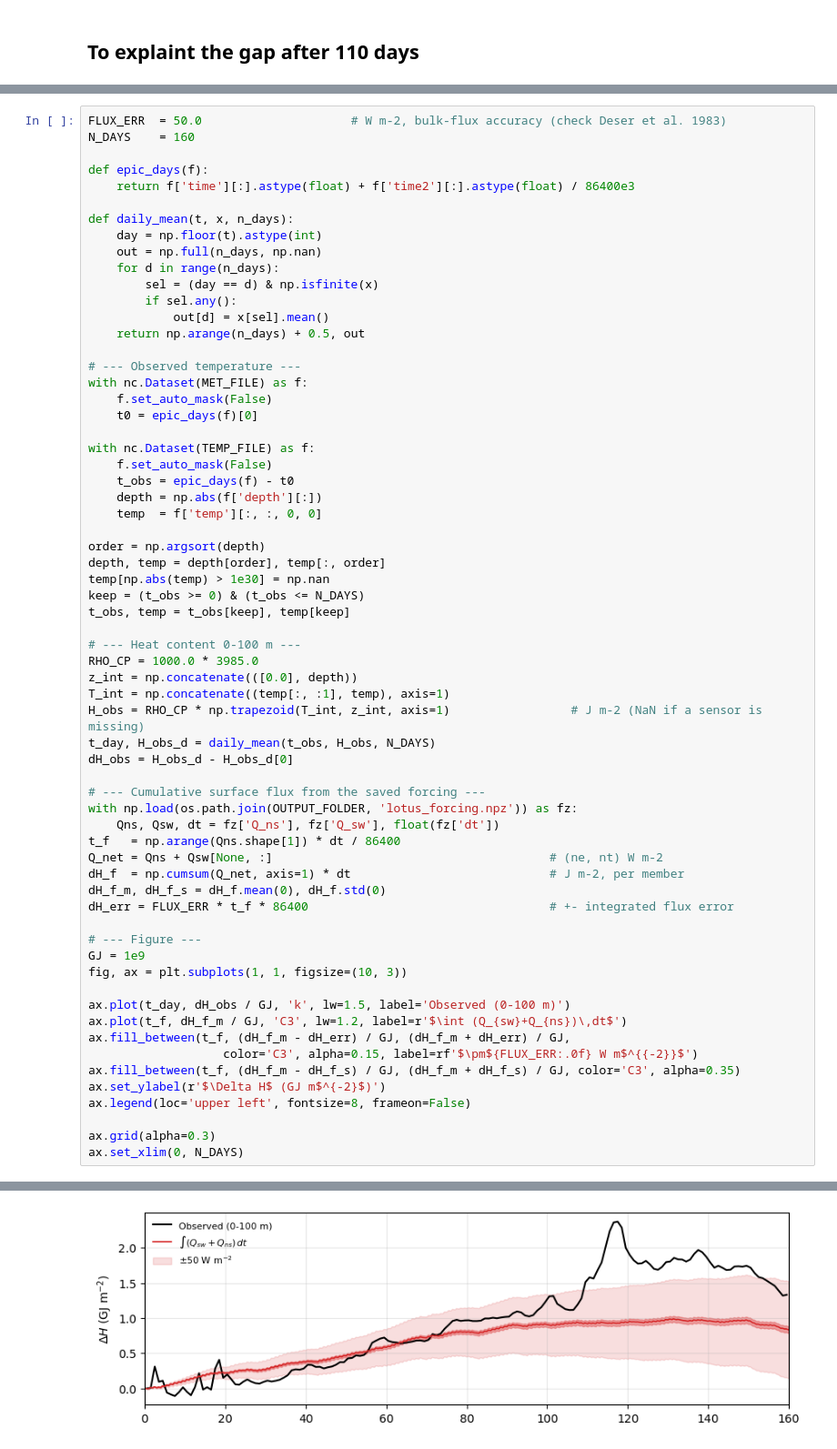
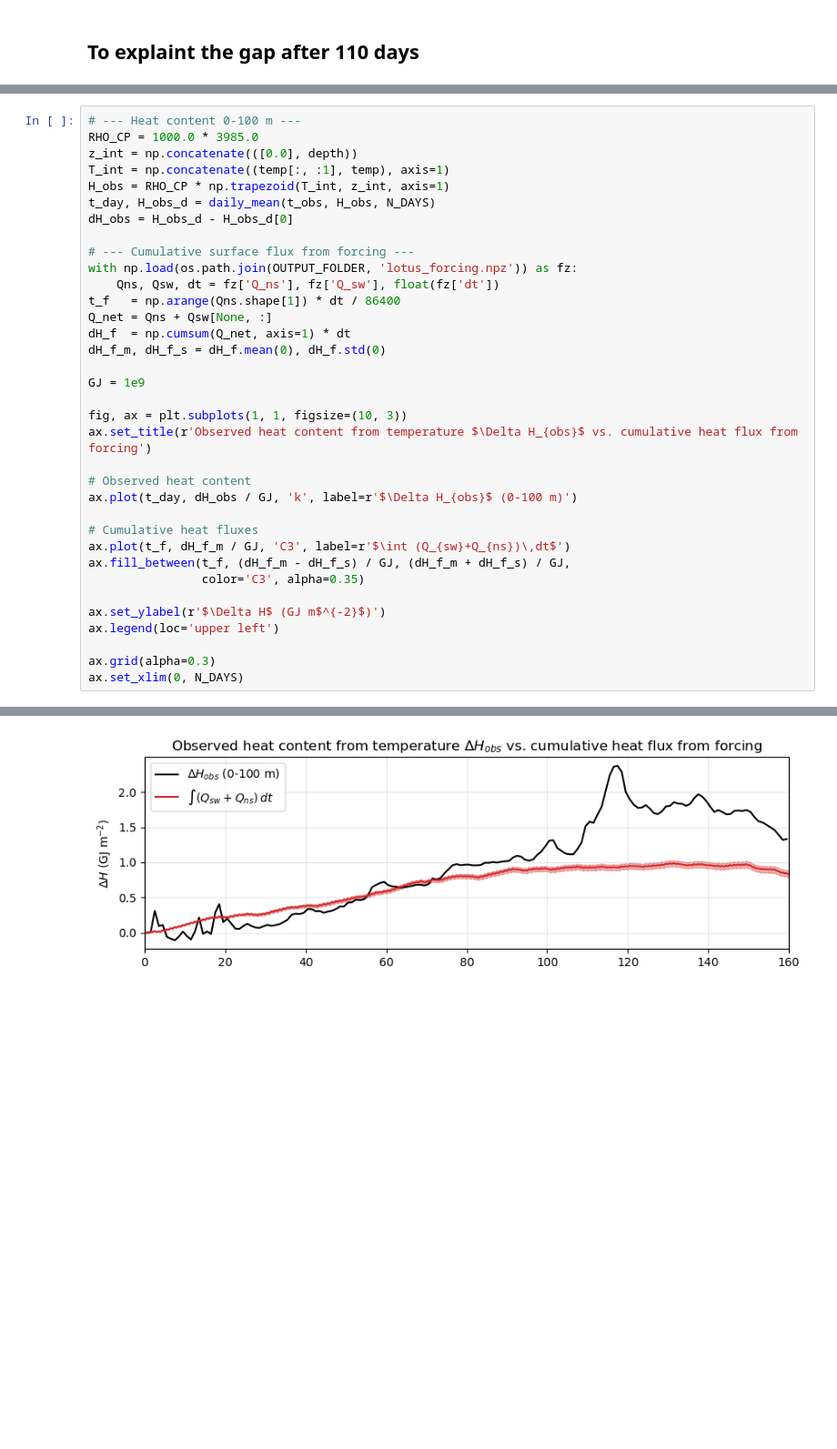
Before and after one commit to mattmattnex/taia-1DV-FD, a Jupyter notebook: experiments/3_Lotus_realistic/realistic_analysis.ipynb, the cells around one changed output, grey strips where cells are left out. Shown at 91% size. Cells and saved outputs as stored; diff of their text form; blank space fills up the shorter version.

```diff
--- a/experiments/3_Lotus_realistic/realistic_analysis.ipynb
+++ b/experiments/3_Lotus_realistic/realistic_analysis.ipynb
@@ -155,67 +191,38 @@ plt.grid()
 # %%
-FLUX_ERR  = 50.0                     # W m-2, bulk-flux accuracy (check Deser et al. 1983)
-N_DAYS    = 160
-
-def epic_days(f):
-    return f['time'][:].astype(float) + f['time2'][:].astype(float) / 86400e3
-
-def daily_mean(t, x, n_days):
-    day = np.floor(t).astype(int)
-    out = np.full(n_days, np.nan)
-    for d in range(n_days):
-        sel = (day == d) & np.isfinite(x)
-        if sel.any():
-            out[d] = x[sel].mean()
-    return np.arange(n_days) + 0.5, out
-
-# --- Observed temperature ---
-with nc.Dataset(MET_FILE) as f:
-    f.set_auto_mask(False)
-    t0 = epic_days(f)[0]
-
-with nc.Dataset(TEMP_FILE) as f:
-    f.set_auto_mask(False)
-    t_obs = epic_days(f) - t0
-    depth = np.abs(f['depth'][:])
-    temp  = f['temp'][:, :, 0, 0]
-
-order = np.argsort(depth)
-depth, temp = depth[order], temp[:, order]
-temp[np.abs(temp) > 1e30] = np.nan
-keep = (t_obs >= 0) & (t_obs <= N_DAYS)
-t_obs, temp = t_obs[keep], temp[keep]
-
 # --- Heat content 0-100 m ---
 RHO_CP = 1000.0 * 3985.0
 z_int = np.concatenate(([0.0], depth))
 T_int = np.concatenate((temp[:, :1], temp), axis=1)
-H_obs = RHO_CP * np.trapezoid(T_int, z_int, axis=1)                 # J m-2 (NaN if a sensor is missing)
+H_obs = RHO_CP * np.trapezoid(T_int, z_int, axis=1)
 t_day, H_obs_d = daily_mean(t_obs, H_obs, N_DAYS)
 dH_obs = H_obs_d - H_obs_d[0]
 
-# --- Cumulative surface flux from the saved forcing ---
+# --- Cumulative surface flux from forcing ---
 with np.load(os.path.join(OUTPUT_FOLDER, 'lotus_forcing.npz')) as fz:
     Qns, Qsw, dt = fz['Q_ns'], fz['Q_sw'], float(fz['dt'])
 t_f   = np.arange(Qns.shape[1]) * dt / 86400
-Q_net = Qns + Qsw[None, :]                                       # (ne, nt) W m-2
-dH_f  = np.cumsum(Q_net, axis=1) * dt                            # J m-2, per member
+Q_net = Qns + Qsw[None, :]
+dH_f  = np.cumsum(Q_net, axis=1) * dt
 dH_f_m, dH_f_s = dH_f.mean(0), dH_f.std(0)
-dH_err = FLUX_ERR * t_f * 86400                                  # +- integrated flux error
 
-# --- Figure ---
 GJ = 1e9
+
 fig, ax = plt.subplots(1, 1, figsize=(10, 3))
+ax.set_title(r'Observed heat content from temperature $\Delta H_{obs}$ vs. cumulative heat flux from forcing')
 
-ax.plot(t_day, dH_obs / GJ, 'k', lw=1.5, label='Observed (0-100 m)')
-ax.plot(t_f, dH_f_m / GJ, 'C3', lw=1.2, label=r'$\int (Q_{sw}+Q_{ns})\,dt$')
-ax.fill_between(t_f, (dH_f_m - dH_err) / GJ, (dH_f_m + dH_err) / GJ,
-                   color='C3', alpha=0.15, label=rf'$\pm${FLUX_ERR:.0f} W m$^{{-2}}$')
-ax.fill_between(t_f, (dH_f_m - dH_f_s) / GJ, (dH_f_m + dH_f_s) / GJ, color='C3', alpha=0.35)
+# Observed heat content
+ax.plot(t_day, dH_obs / GJ, 'k', label=r'$\Delta H_{obs}$ (0-100 m)')
+
+# Cumulative heat fluxes
+ax.plot(t_f, dH_f_m / GJ, 'C3', label=r'$\int (Q_{sw}+Q_{ns})\,dt$')
+ax.fill_between(t_f, (dH_f_m - dH_f_s) / GJ, (dH_f_m + dH_f_s) / GJ,
+                color='C3', alpha=0.35)
+
 ax.set_ylabel(r'$\Delta H$ (GJ m$^{-2}$)')
-ax.legend(loc='upper left', fontsize=8, frameon=False)
+ax.legend(loc='upper left')
 
 ax.grid(alpha=0.3)
 ax.set_xlim(0, N_DAYS)
 # %% [output]
 (0.0, 160.0)
-[figure, old version]
+[figure, new version]
```
Also changed, not shown: parts of 8 cells of this notebook, 4 other files.
